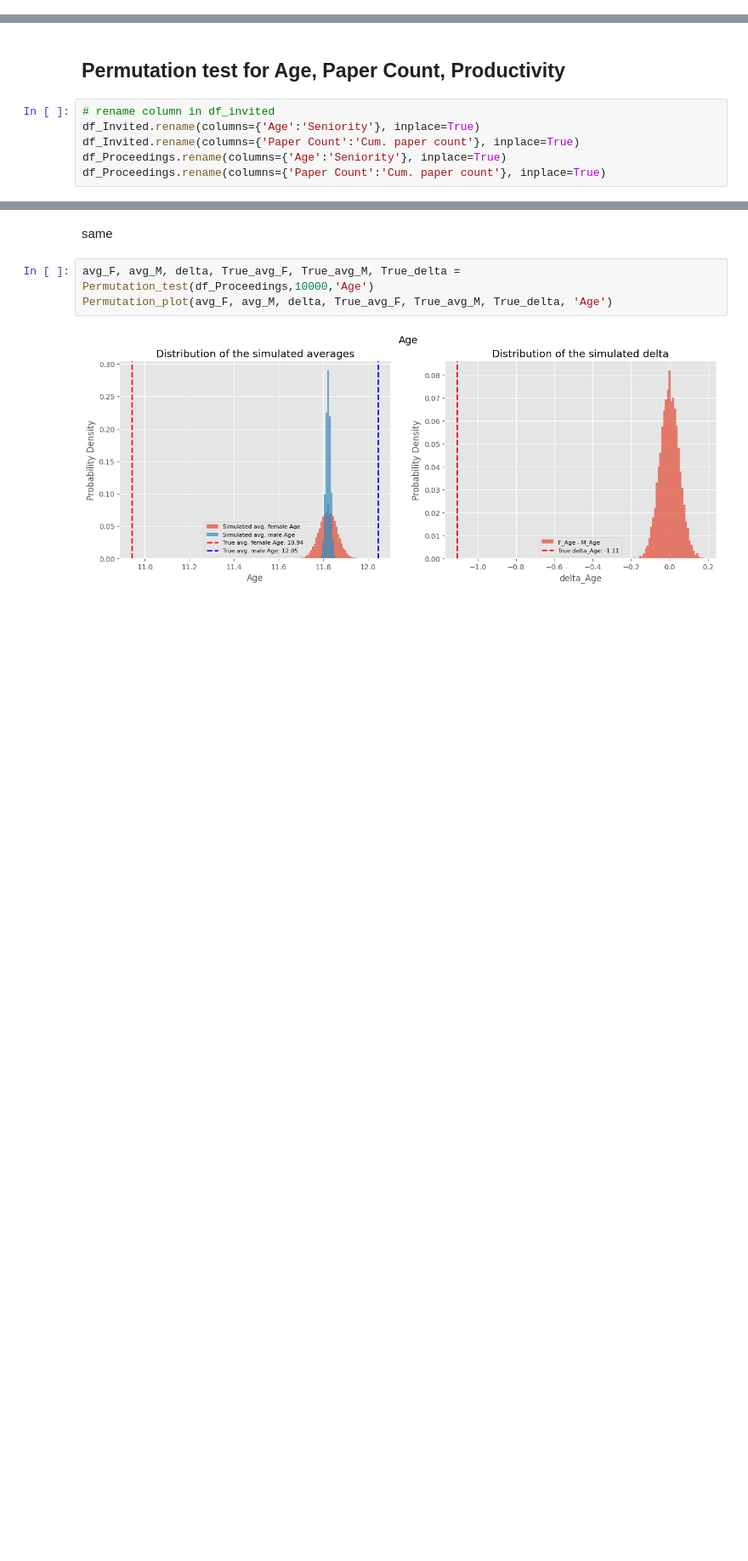
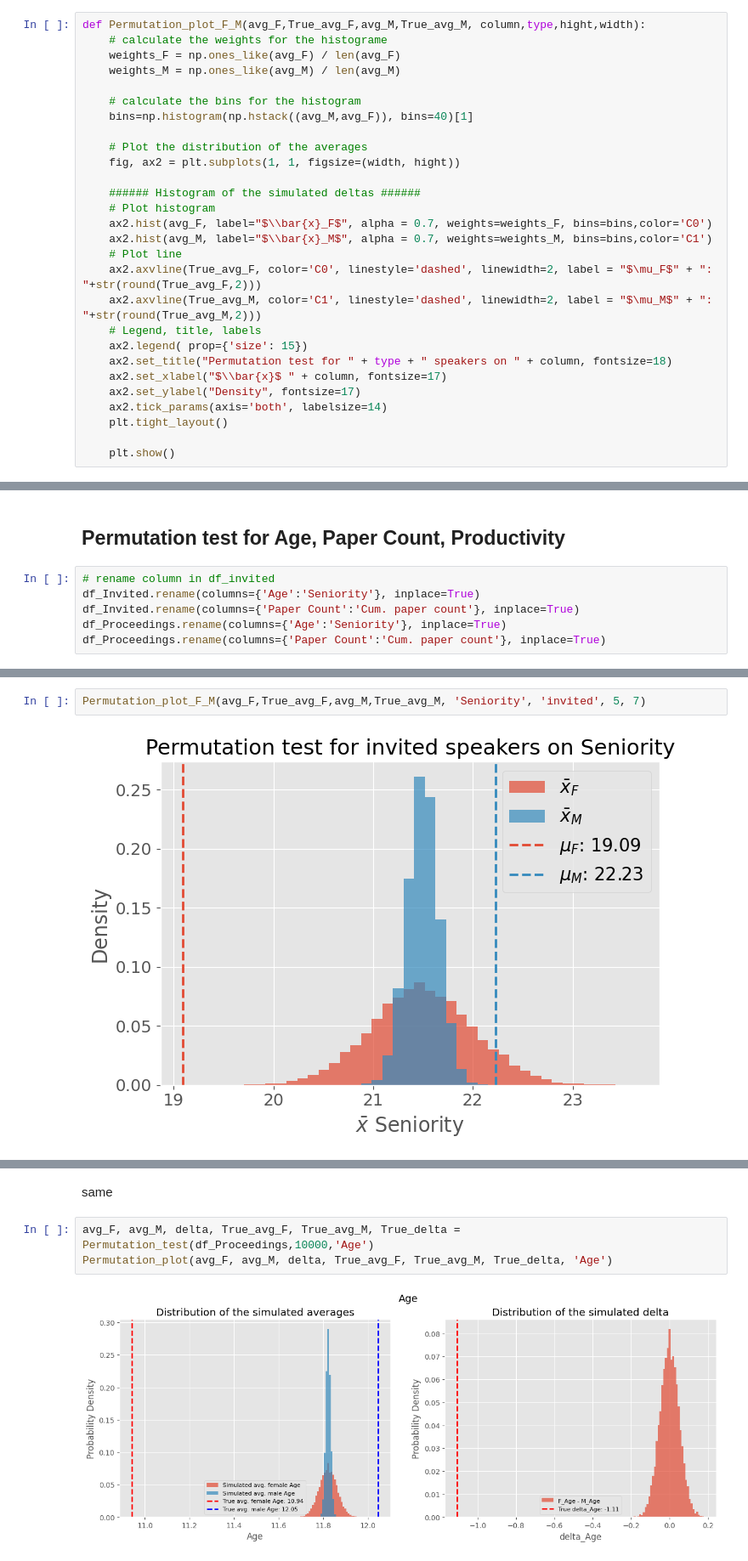
Before and after one commit to mariespedersen/Thesis_github, a Jupyter notebook: Permutation_test.ipynb, the cells around one changed output, grey strips where cells are left out. Shown at 85% size. Saved outputs shown, nothing was run; the diff lists cells and outputs as text; blank space fills up the shorter version.

```diff
--- a/Permutation_test.ipynb
+++ b/Permutation_test.ipynb
@@ -116,6 +120,34 @@ def Permutation_plot_delta(delta,True_delta, column,type,hight,width):
     plt.tight_layout()
 
     plt.show()
+# %%
+def Permutation_plot_F_M(avg_F,True_avg_F,avg_M,True_avg_M, column,type,hight,width):
+    # calculate the weights for the histograme
+    weights_F = np.ones_like(avg_F) / len(avg_F)
+    weights_M = np.ones_like(avg_M) / len(avg_M)
+
+    # calculate the bins for the histogram
+    bins=np.histogram(np.hstack((avg_M,avg_F)), bins=40)[1]
+
+    # Plot the distribution of the averages
+    fig, ax2 = plt.subplots(1, 1, figsize=(width, hight))
+
+    ###### Histogram of the simulated deltas ######
+    # Plot histogram
+    ax2.hist(avg_F, label="$\\bar{x}_F$", alpha = 0.7, weights=weights_F, bins=bins,color='C0')
+    ax2.hist(avg_M, label="$\\bar{x}_M$", alpha = 0.7, weights=weights_M, bins=bins,color='C1')
+    # Plot line
+    ax2.axvline(True_avg_F, color='C0', linestyle='dashed', linewidth=2, label = "$\mu_F$" + ": "+str(round(True_avg_F,2)))
+    ax2.axvline(True_avg_M, color='C1', linestyle='dashed', linewidth=2, label = "$\mu_M$" + ": "+str(round(True_avg_M,2)))
+    # Legend, title, labels
+    ax2.legend( prop={'size': 15})
+    ax2.set_title("Permutation test for " + type + " speakers on " + column, fontsize=18)
+    ax2.set_xlabel("$\\bar{x}$ " + column, fontsize=17)
+    ax2.set_ylabel("Density", fontsize=17)
+    ax2.tick_params(axis='both', labelsize=14)
+    plt.tight_layout()
+
+    plt.show()
 # %%
 # avg_F, avg_M, delta, True_avg_F, True_avg_M, True_delta
 def p_test(delta, True_delta,tail):
@@ -159,2 +175,6 @@ Permutation_plot(avg_F, avg_M, delta, True_avg_F, True_avg_M, True_delta, 'Senio
+# %%
+Permutation_plot_F_M(avg_F,True_avg_F,avg_M,True_avg_M, 'Seniority', 'invited', 5, 7)
+# %% [output]
+[figure, added]
 # %%
 Permutation_plot_delta(delta, True_delta, 'Seniority', 'invited', 5, 7)
```
Also changed, not shown: parts of 20 cells of this notebook, 1 other file.
